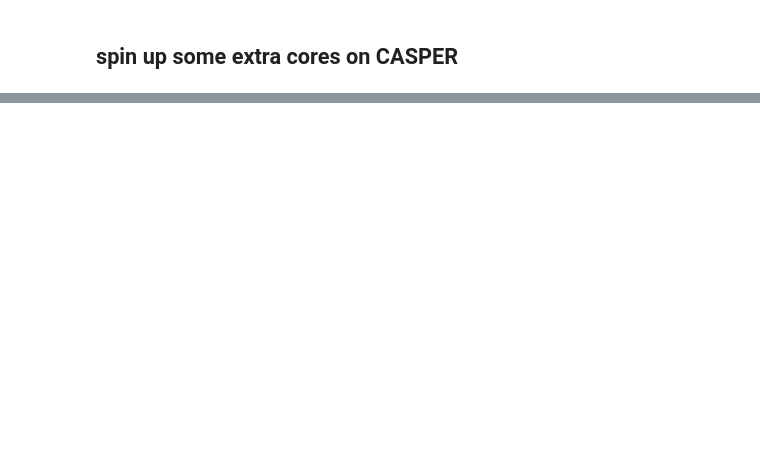
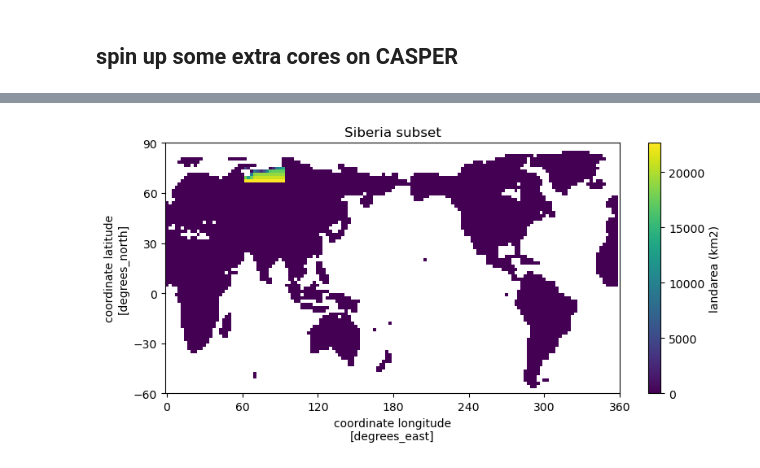
Before and after one commit to djk2120/oaat_clm5_ppe, a Jupyter notebook: pyth/template.ipynb, the cells around one changed output, grey strips where cells are left out. Drawn from its saved outputs; the diff is of its cells as text; code cells hidden in the pictures; blank space fills up the shorter version.

```diff
--- a/pyth/template.ipynb
+++ b/pyth/template.ipynb
@@ -902,0 +64,18 @@ plt.ylabel('nEns');
+# %%
+#create the landarea array with appropriate masking
+f='clusters.clm51_PPEn02ctsm51d021_2deg_GSWP3V1_leafbiomassesai_PPE3_hist.annual+sd.400.nc'
+tmp=xr.open_dataset(f)
+la=tmp.area*tmp.landfrac_orig
+a1,a2=66,75
+o1,o2=62,94
+ix=(la.lat>=a1)&(la.lat<=a2)&(la.lon>=o1)&(la.lon<=o2)
+lasib=ix*la
+
+plt.figure(figsize=[9,4])
+lasib.plot(cbar_kwargs={'label':'landarea (km2)'});
+plt.ylim([-60,90])
+plt.yticks(range(-60,91,30))
+plt.xticks(range(0,361,60))
+plt.title('Siberia subset');
+# %% [output]
+[figure, added]
```
Also changed, not shown: parts of 109 cells of this notebook, 1 other file.
